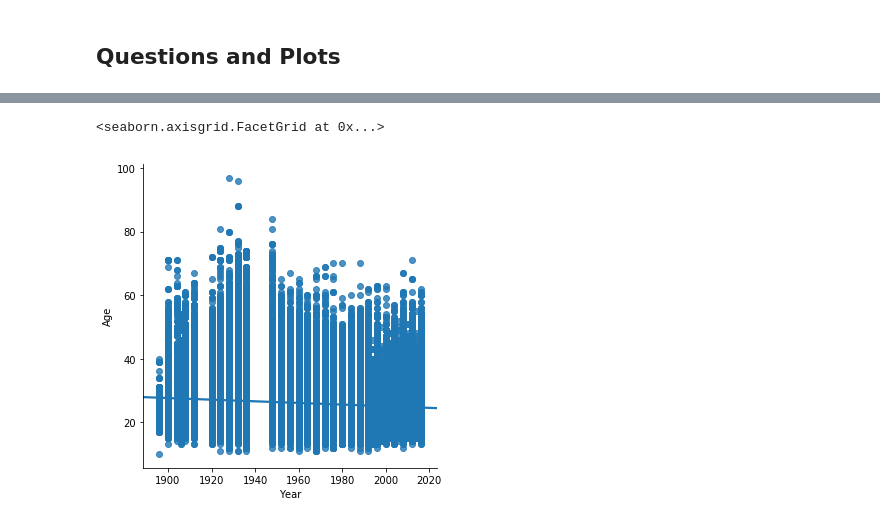
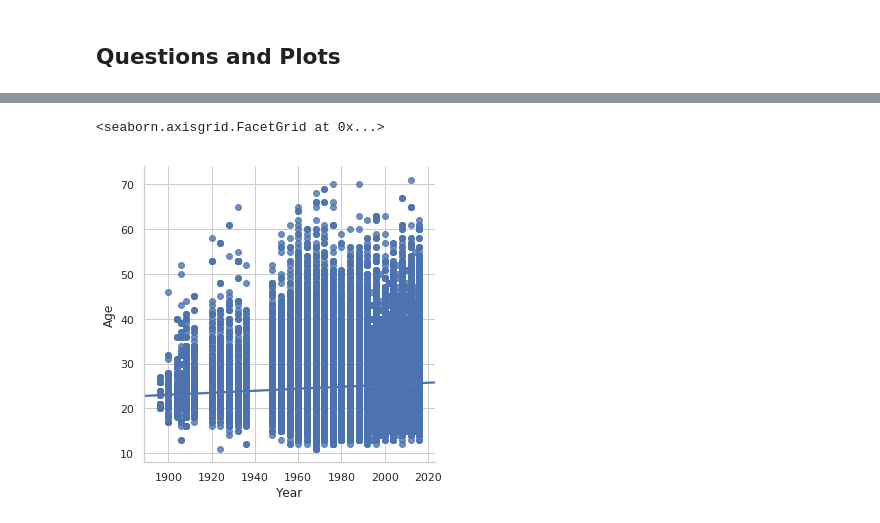
Before and after one commit to thoros2018/UNCC_Project-1, a Jupyter notebook: athlete events(stan).ipynb, the cells around one changed output, grey strips where cells are left out. Cells and saved outputs as stored; diff of their text form; code cells hidden in the pictures.

```diff
--- a/athlete events(stan).ipynb
+++ b/athlete events(stan).ipynb
@@ -22,0 +142,10 @@ athlete_data.head()
+# %%
+# Plot Time Series using Seaborn
+plt.rcParams["axes.labelsize"] = 20
+f, ax_s= plt.subplots(figsize=(25,15))
+#sns.set_context("notebook", font_scale=0.5, rc={"font.size":8,"axes.labelsize":5})
+
+ax_s.set_title("Gender Participation in Summer Olympics",fontsize=20)
+
+sns.pointplot(x="Year", y="Count", hue="Sex", data=sex_cnt, ax= ax_s)
+plt.show()
@@ -22,0 +165,9 @@ athlete_data.head()
+# %%
+plt.rcParams["axes.labelsize"] = 20
+f, ax_s= plt.subplots(figsize=(25,15))
+#sns.set_context("notebook", font_scale=0.5, rc={"font.size":8,"axes.labelsize":5})
+
+ax_s.set_title("Gender Participation in Winter Olympics",fontsize=20)
+
+sns.pointplot(x="Year", y="Count", hue="Sex", data=sex_cntw, ax= ax_s)
+plt.show()
@@ -108,3 +279,17 @@ athlete_data.describe()
 | 50% | 24.000000 | 175.000000 | 70.000000 | 1988.000000 |
 | 75% | 28.000000 | 183.000000 | 79.000000 | 2002.000000 |
 | max | 97.000000 | 226.000000 | 214.000000 | 2016.000000 |
+# %%
+#Filtering Data for certain sports
+data_basketball=x[x.Sport=='Basketball']
+
+
+#Medalists
+medalists = x[x.Medal.notnull()]
+
+
+#Gold medalists
+winners=x[x.Medal=='Gold']
+#winners.head()
+#medalists.head()
+data_basketball.head()
@@ -116,0 +321,3 @@ athlete_data.groupby(["Country"])
+# %%
+x = sns.stripplot(x="Sex", y="Age", hue="Medal",
+...                    data=medalists, jitter=True)
@@ -122,5 +364,5 @@ sns.lmplot(x='Weight', y='Age', data=athlete_data)
 # %%
-sns.lmplot(x='Year', y='Age', data=athlete_data)
+sns.lmplot(x='Year', y='Age', data= x)
 # %% [output]
 <seaborn.axisgrid.FacetGrid at 0x...>
-[figure, old version]
+[figure, new version]
```
Also changed, not shown: parts of 28 cells of this notebook.
